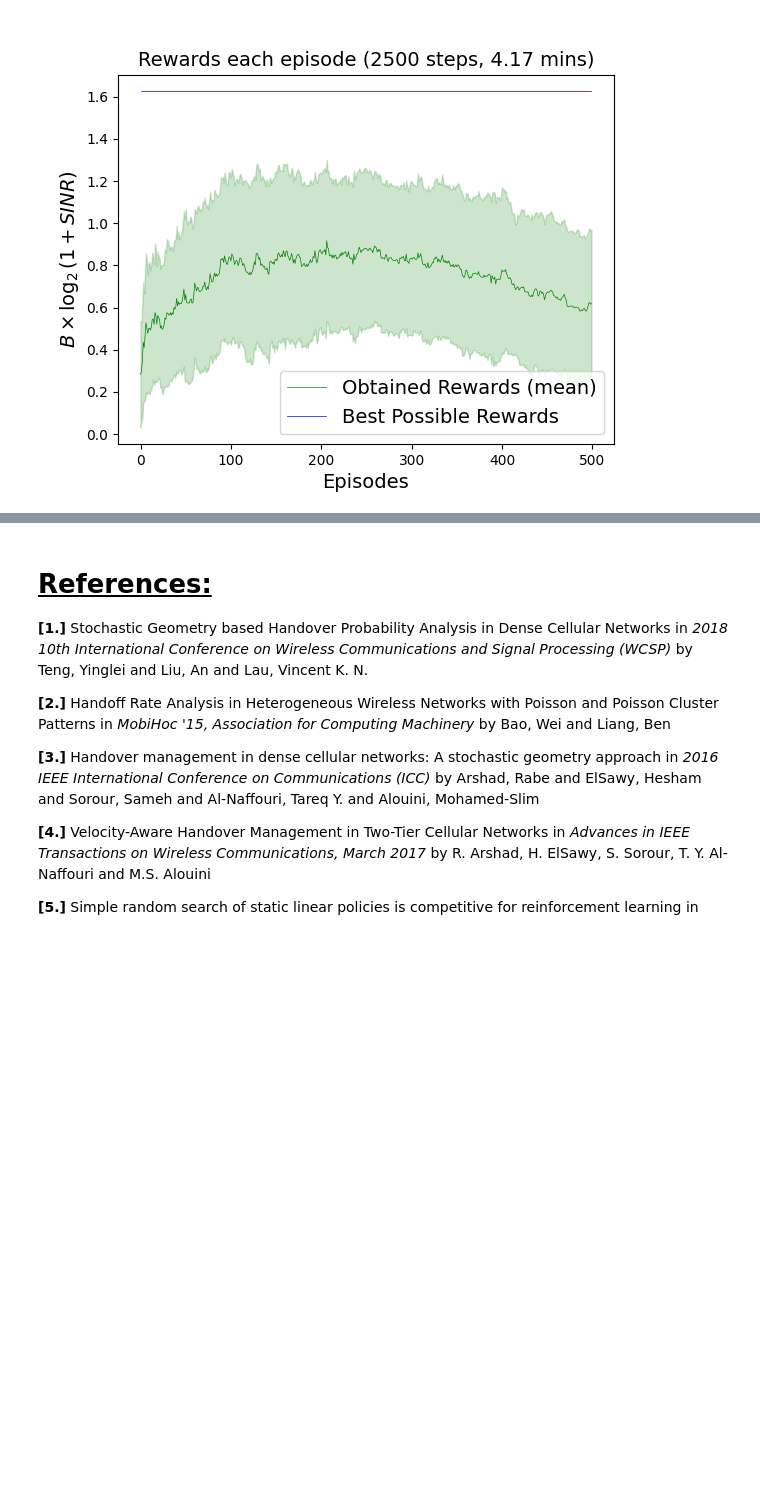
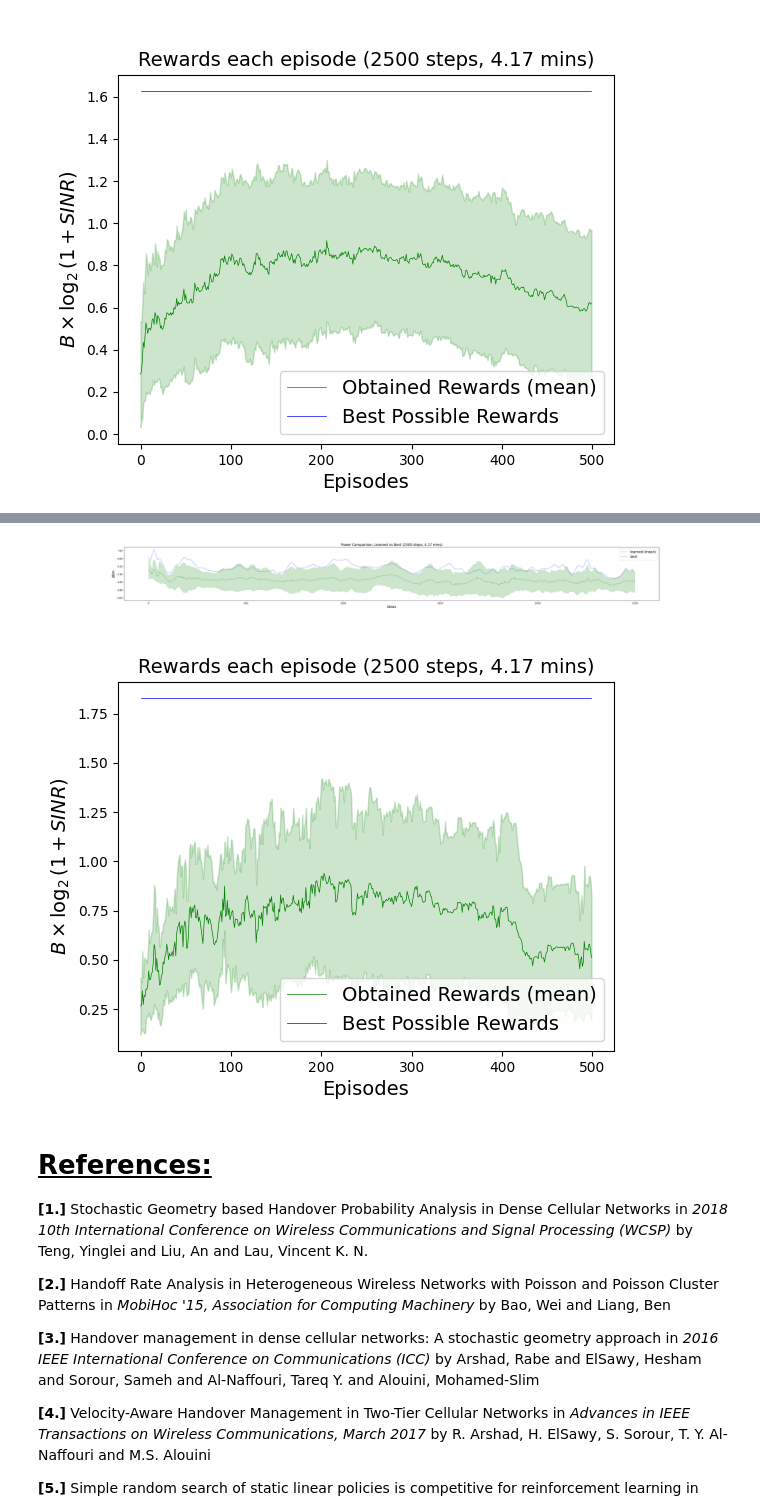
Before and after one commit to rbccps-iisc/theoretical_net_opt, a Jupyter notebook: empirical_results.ipynb, the cells around one changed output, grey strips where cells are left out. Drawn from its saved outputs; the diff is of its cells as text; code cells hidden in the pictures; blank space fills up the shorter version.

Commit message:
New experiment

```diff
--- a/empirical_results.ipynb
+++ b/empirical_results.ipynb
@@ -137,3 +145,15 @@ display(image)
+# %%
+sig_strength = "./experiments/Experiment4/experiment_signal_strengths.png"
+rewards = "./experiments/Experiment4/experiment_rewards.png"
+
+image = Image.open(sig_strength)
+display(image)
+
+image = Image.open(rewards)
+display(image)
+# %% [output]
+[figure, added]
+[figure, added]
 # %% [markdown]
 
 
```
Also changed, not shown: parts of 2 cells of this notebook, 6 other files.
